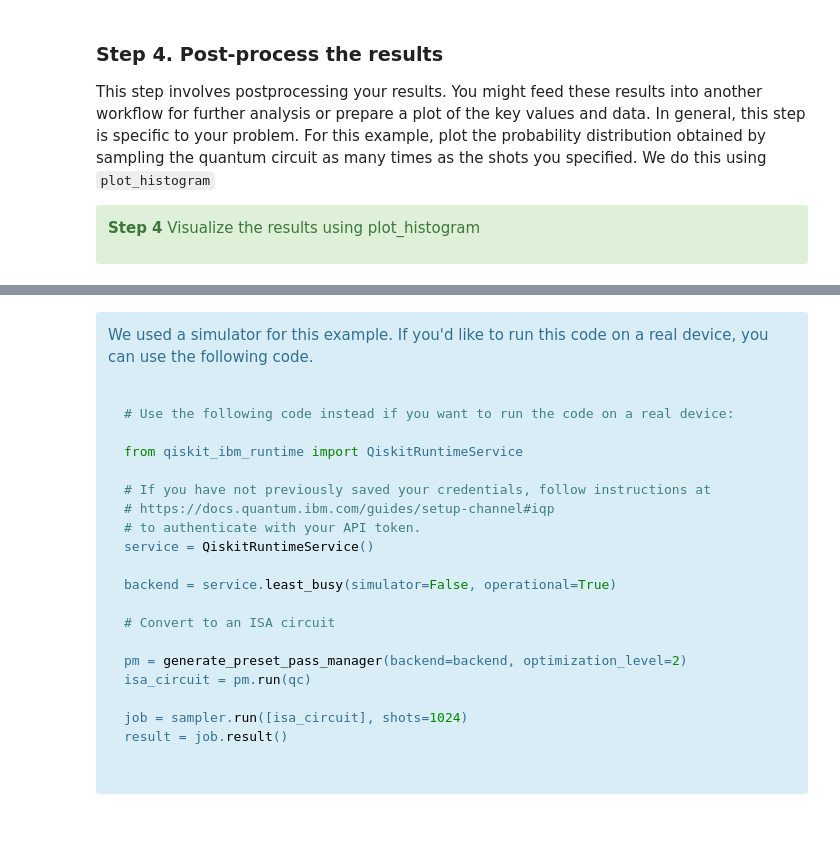
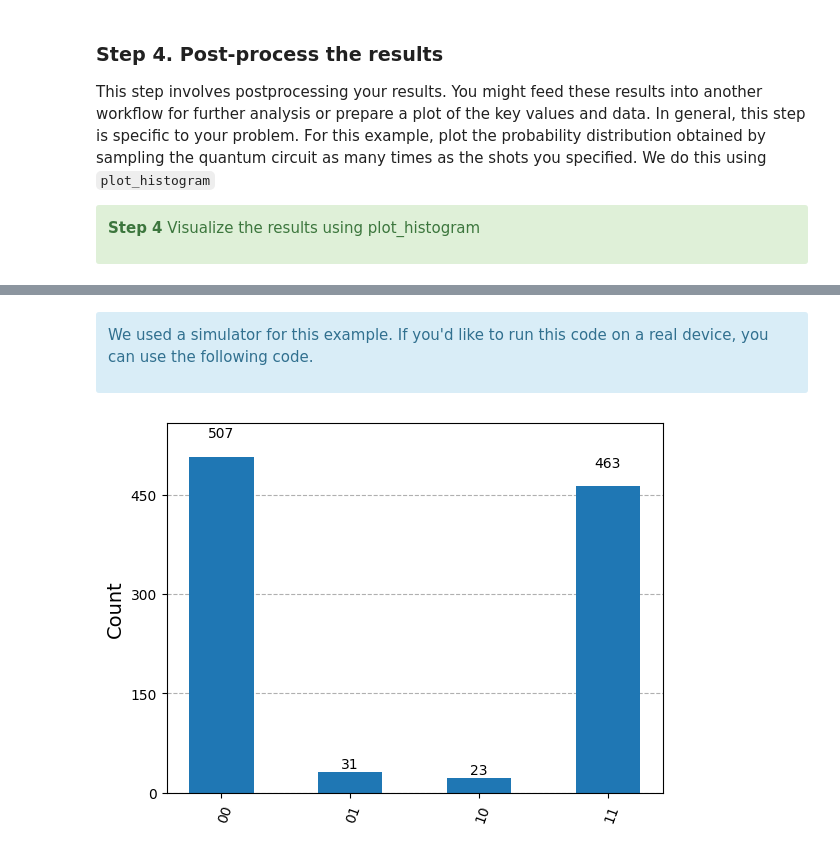
Before and after one commit to quantum-kittens/ICFO_SpringSchool_2025, a Jupyter notebook: Hands-on with Qiskit - Hello World.ipynb, the cells around one changed output, grey strips where cells are left out. Drawn from its saved outputs; the diff is of its cells as text; code cells hidden in the pictures.

````diff
--- a/Hands-on with Qiskit - Hello World.ipynb
+++ b/Hands-on with Qiskit - Hello World.ipynb
@@ -132,27 +131,33 @@ plot_histogram(counts)
 
 We used a simulator for this example. If you'd like to run this code on a real device, you can use the following code.
 
-  ```python
-
-  # Use the following code instead if you want to run the code on a real device:
-
-from qiskit_ibm_runtime import QiskitRuntimeService
-
-# If you have not previously saved your credentials, follow instructions at
-# https://docs.quantum.ibm.com/guides/setup-channel#iqp
-# to authenticate with your API token.
-service = QiskitRuntimeService()
-
-backend = service.least_busy(simulator=False, operational=True)
-
-# Convert to an ISA circuit
-
-pm = generate_preset_pass_manager(backend=backend, optimization_level=2)
-isa_circuit = pm.run(qc)
-
-job = sampler.run([isa_circuit], shots=1024)
-result = job.result()
-
-  ```
-
 </div>
+# %%
+from qiskit_ibm_runtime import QiskitRuntimeService
+
+# If you have not previously saved your credentials, follow instructions at
+# https://docs.quantum.ibm.com/guides/setup-channel#iqp
+# to authenticate with your API token.
+
+# QiskitRuntimeService.save_account(
+#     channel="ibm_quantum",
+#     token="<MY_IBM_QUANTUM_TOKEN>",
+#     overwrite=True,
+#     set_as_default=True
+# )
+
+service = QiskitRuntimeService()
+backend = service.least_busy(simulator=False, operational=True)
+
+# Convert to an ISA circuit
+pm = generate_preset_pass_manager(backend=backend, optimization_level=2)
+isa_circuit = pm.run(qc)
+
+sampler = Sampler(mode=backend)
+job = sampler.run([isa_circuit], shots=1024)
+result = job.result()
+# %%
+counts = result[0].data.meas.get_counts()
+plot_histogram(counts)
+# %% [output]
+[figure, added]
````
Also changed, not shown: parts of 2 cells of this notebook.
